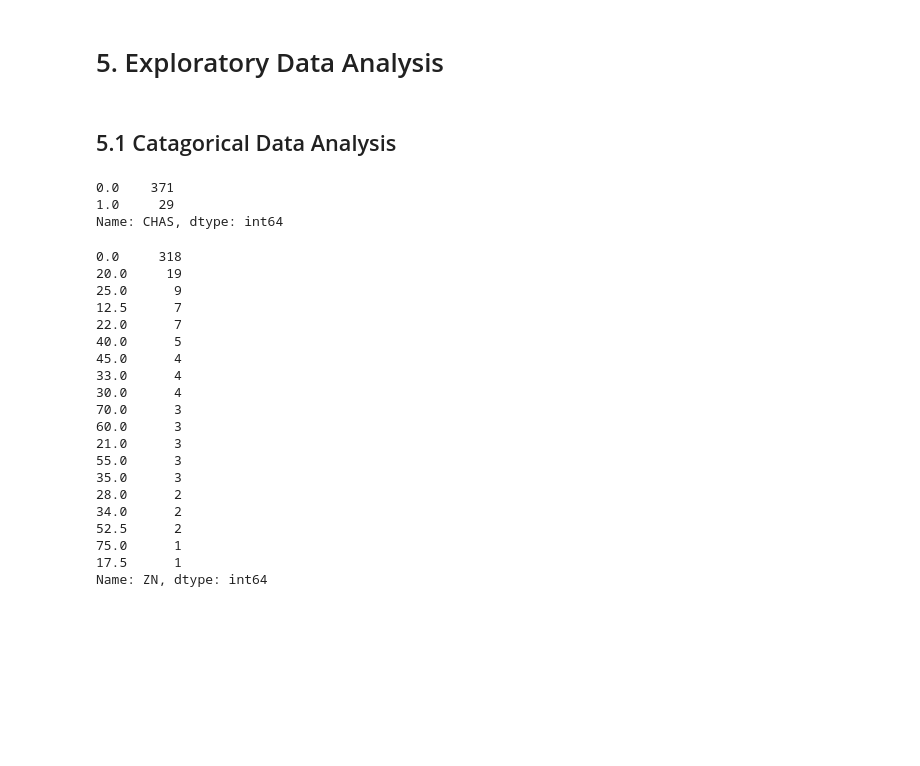
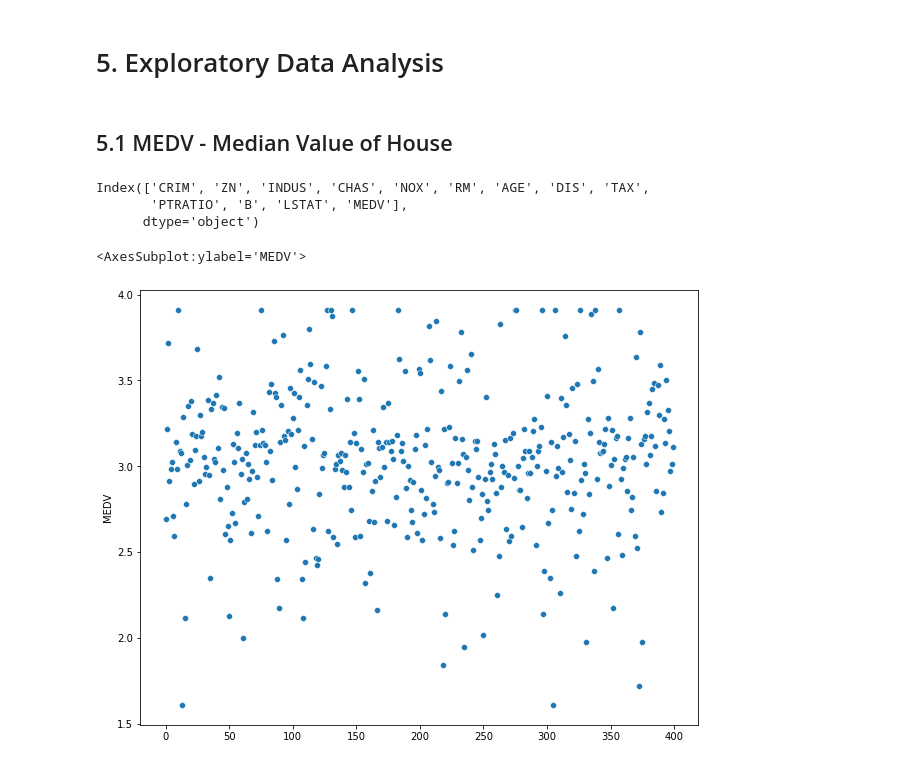
Before and after one commit to Jeyramana/GUVI_Assignments, a Jupyter notebook: Assignment_4/boston.ipynb, the cells around one changed output. Saved outputs shown, nothing was run; the diff lists cells and outputs as text; code cells hidden in the pictures; blank space fills up the shorter version.

```diff
--- a/Assignment_4/boston.ipynb
+++ b/Assignment_4/boston.ipynb
@@ -535,34 +535,17 @@ df.head()
 | 4 | 0.04544 | 0.0 | 3.24 | 0.0 | 0.460 | 6.144 | 32.2 | 1.770468 | 430.0 | 16.9 | 368.57 | ... |
 # %% [markdown]
 # 5. Exploratory Data Analysis
-# %% [markdown]
-## 5.1 Catagorical Data Analysis
-# %%
-df.CHAS.value_counts()
-# %% [output]
-0.0    371
-1.0     29
-Name: CHAS, dtype: int64
-# %%
-df.ZN.value_counts()
-# %% [output]
-0.0     318
-20.0     19
-25.0      9
-12.5      7
-22.0      7
-40.0      5
-45.0      4
-33.0      4
-30.0      4
-70.0      3
-60.0      3
-21.0      3
-55.0      3
-35.0      3
-28.0      2
-34.0      2
-52.5      2
-75.0      1
-17.5      1
-Name: ZN, dtype: int64
+# %% [markdown]
+## 5.1 MEDV - Median Value of House
+# %%
+df.columns
+# %% [output]
+Index(['CRIM', 'ZN', 'INDUS', 'CHAS', 'NOX', 'RM', 'AGE', 'DIS', 'TAX',
+       'PTRATIO', 'B', 'LSTAT', 'MEDV'],
+      dtype='object')
+# %%
+plt.figure(figsize=(10, 8))
+sns.scatterplot(y = df.MEDV, x=df.index)
+# %% [output]
+<AxesSubplot:ylabel='MEDV'>
+[figure, added]
```
Also changed, not shown: parts of 1 cell of this notebook.
